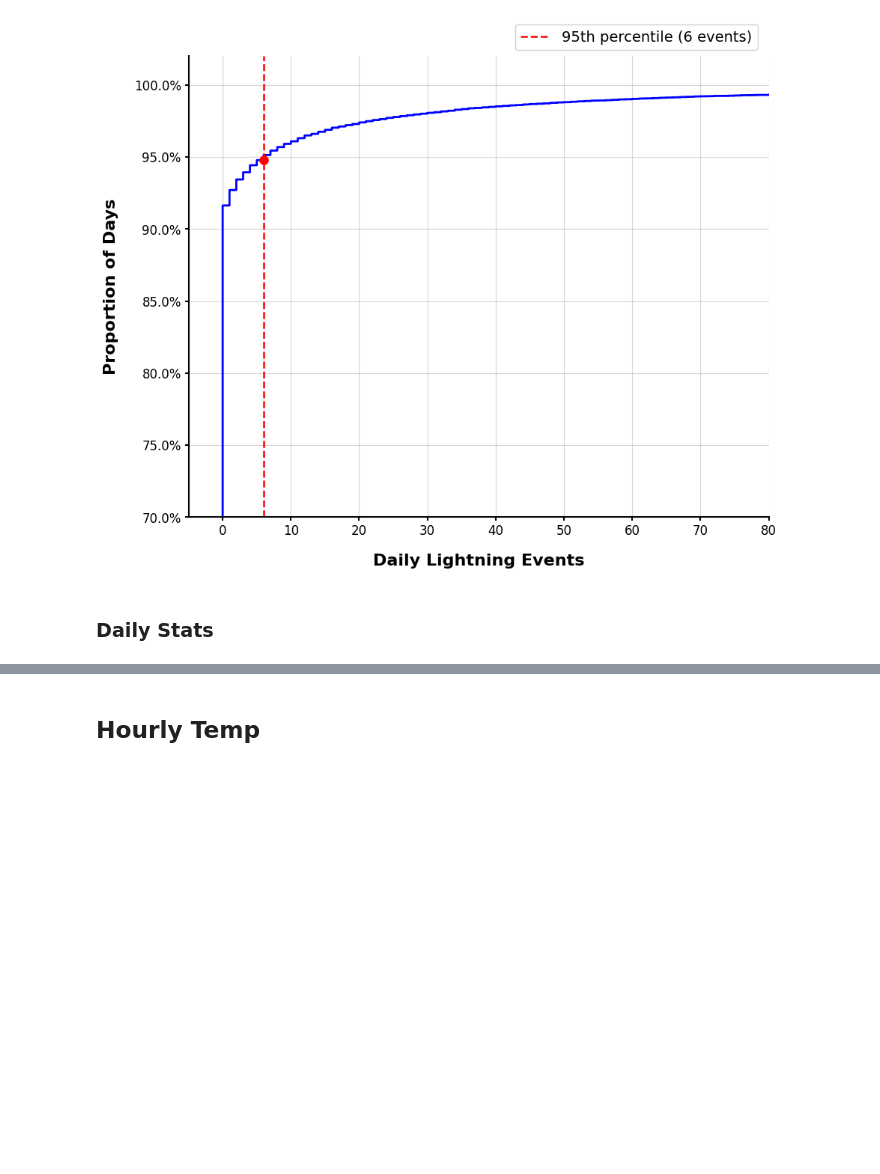
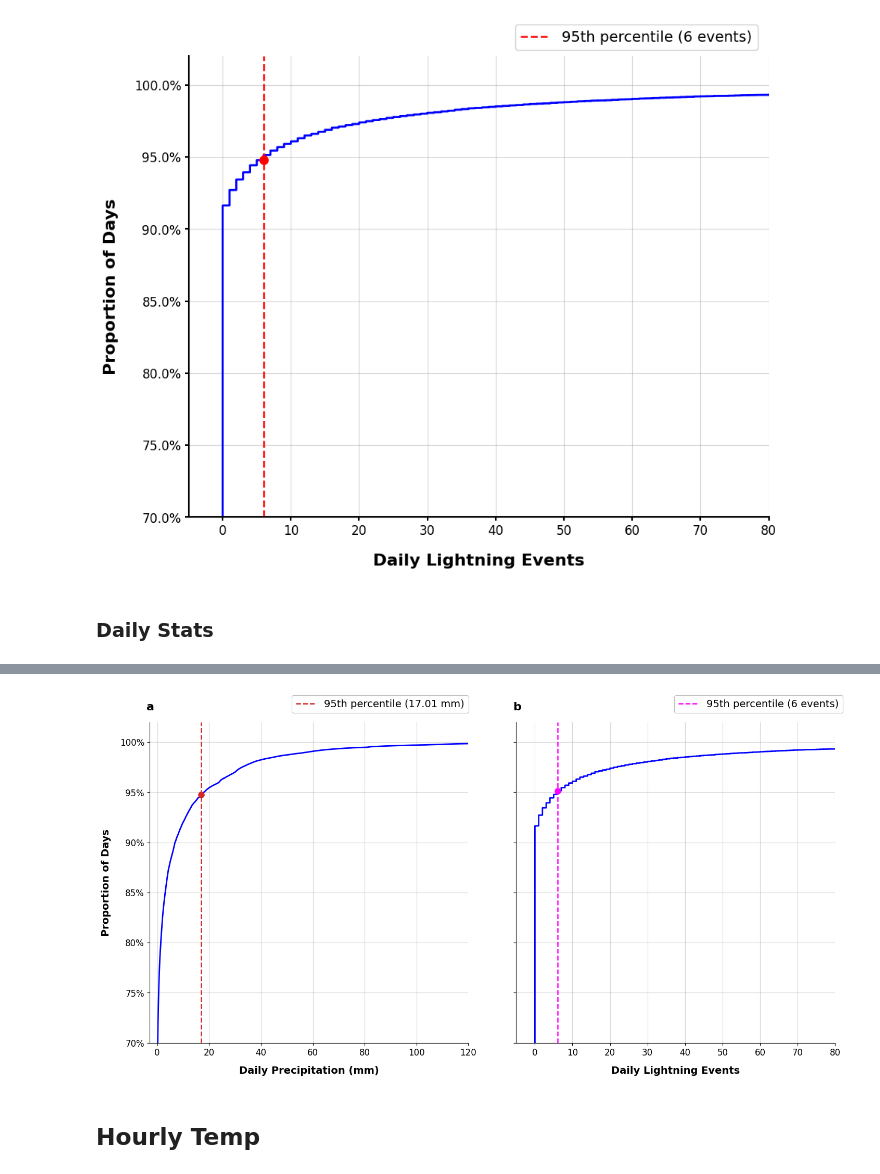
Before and after one commit to KaytheDee/pqr_extreme_weather_analysis, a Jupyter notebook: notebooks/__Supplementary_plots.ipynb, the cells around one changed output, grey strips where cells are left out. Saved outputs shown, nothing was run; the diff lists cells and outputs as text; code cells hidden in the pictures; blank space fills up the shorter version.

```diff
--- a/notebooks/__Supplementary_plots.ipynb
+++ b/notebooks/__Supplementary_plots.ipynb
@@ -531,3 +1210,93 @@ percent_lightning_days_95 = len(num_days_lightning_95)*100/len(daily_lightning_2
+# %%
+fig, axes = plot_precip_lightning_cdfs(
+    precip_df=daily_precip_214_eas,
+    lightning_df=daily_lightning_214_eas,
+
+    precip_col="Precip",
+    lightning_col="Lightning Events",
+
+    figsize=(17, 8),
+
+    # Axis limits
+    precip_xlim=(-3, 120),
+    lightning_xlim=(-5, 80),
+    ylim=(0.70, 1.02),
+
+    # Blue ECDF curves
+    line_color="#0000FF",
+    linewidth=2,
+
+    # Precipitation threshold
+    precip_threshold=17.01,
+    precip_threshold_color="#D62728",
+
+    # Lightning threshold
+    lightning_threshold=6,
+    # lightning_threshold_color="#E67E22",
+    lightning_threshold_color="magenta",
+
+
+    threshold_linestyle="--",
+    threshold_linewidth=1.8,
+
+    # Markers
+    marker_style="o",
+    marker_size=8,
+
+    # Axis labels
+    precip_xlabel="Daily Precipitation (mm)",
+    lightning_xlabel="Daily Lightning Events",
+    ylabel="Proportion of Days",
+
+    x_label_size=14,
+    y_label_size=14,
+    x_label_weight="bold",
+    y_label_weight="bold",
+
+    # Axis-label padding
+    x_label_pad=12,
+    y_label_pad=12,
+
+    # Hide upper and right spines
+    hide_top_spine=True,
+    hide_right_spine=True,
+
+    # Tick labels
+    x_ticks_size=12,
+    y_ticks_size=12,
+    show_y_percent_sign=True,
+    y_percent_decimals=0,
+
+    # Legends
+    legend_size=14,
+
+    precip_legend_loc="upper left",
+    precip_legend_bbox=(0.43, 1.10),
+
+    lightning_legend_loc="upper left",
+    lightning_legend_bbox=(0.48, 1.10),
+
+    # Legend frames
+    legend_frameon=True,
+    legend_edgecolor="0.75",
+    legend_facecolor="white",
+    legend_framealpha=1.0,
+    legend_frame_linewidth=0.8,
+
+    # Panel labels
+    panel_labels=("a", "b"),
+    panel_label_x=-0.01,
+    panel_label_y=1.03,
+    panel_label_size=16,
+    panel_label_weight="bold",
+
+    # Space between panels
+    wspace=0.15,
+
+    save_path=(PLOTS_DIR / "supplementary/daily_precip_lightning.png")
+)
+# %% [output]
+[figure, added]
 # %% [markdown]
 ## Hourly Temp
 # %%
```
Also changed, not shown: parts of 7 cells of this notebook, 7 other files.
